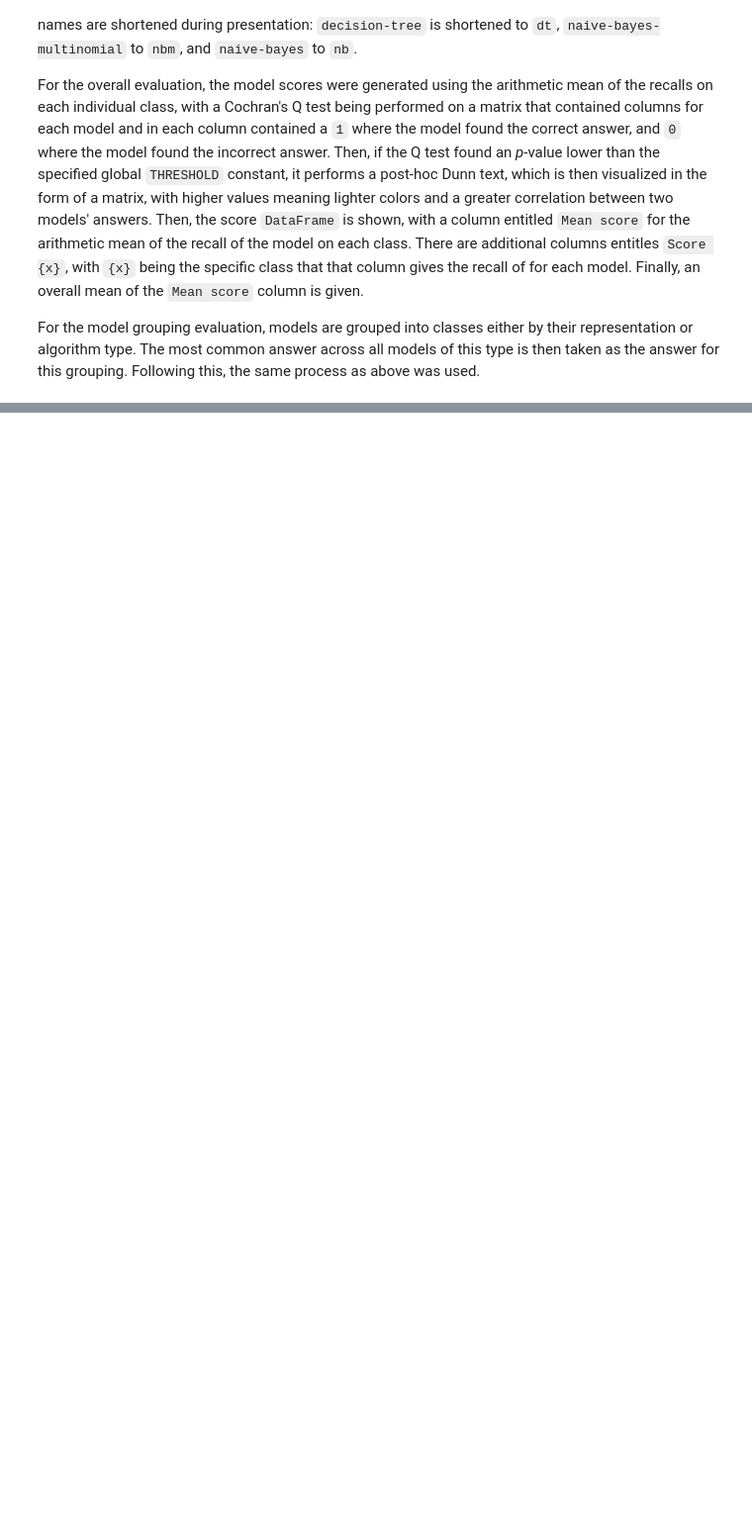
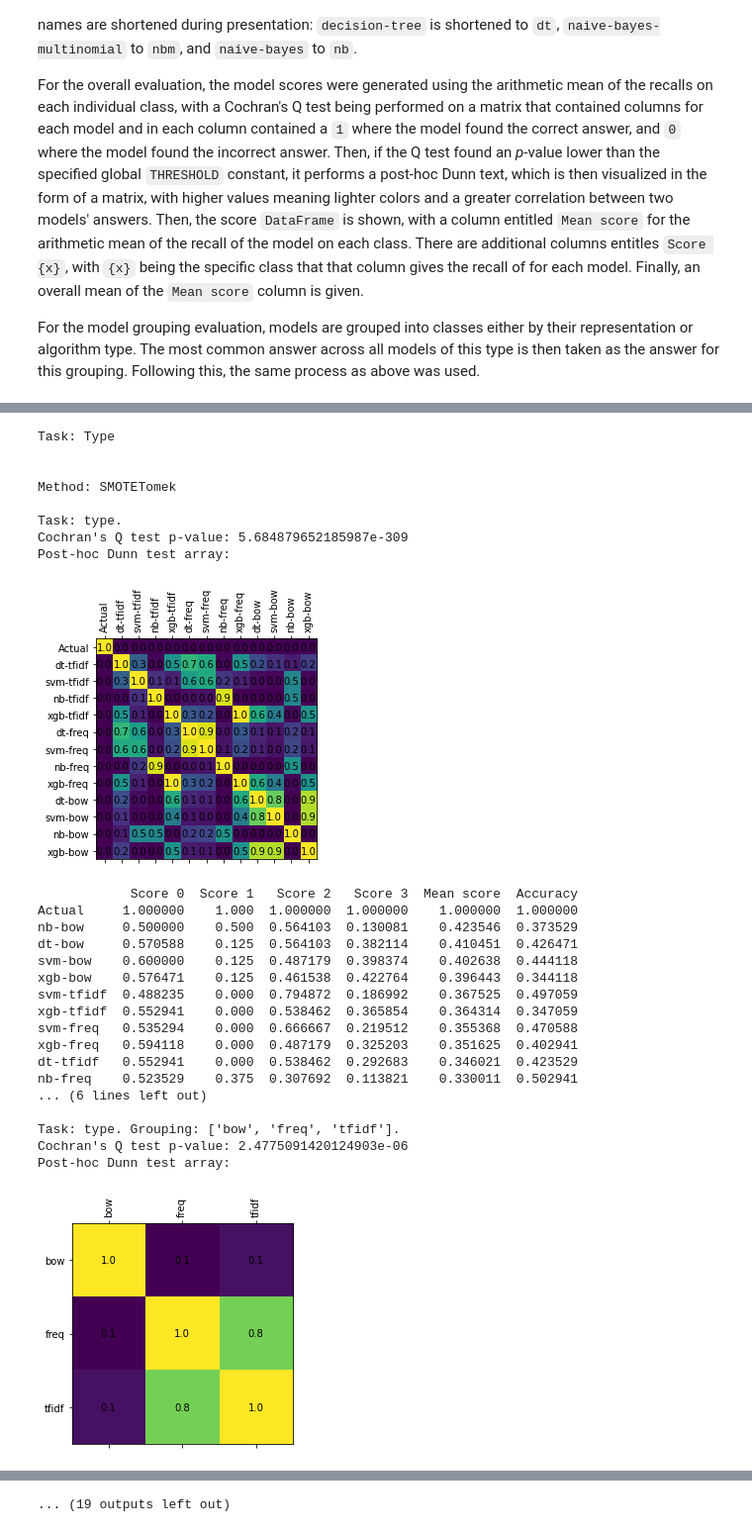
Before and after one commit to NicoACloutier/class-imbalance-Cloutier-Japkowicz-2023, a Jupyter notebook: ml_models/cochran.ipynb, the cells around one changed output, grey strips where cells are left out. Shown at 99% size. Saved outputs shown, nothing was run; the diff lists cells and outputs as text; code cells hidden in the pictures; blank space fills up the shorter version.

```diff
--- a/ml_models/cochran.ipynb
+++ b/ml_models/cochran.ipynb
@@ -321,0 +324,30 @@ Post-hoc Dunn test array:
+# %%
+task_eval('type')
+# %% [output]
+Task: Type
+
+
+Method: SMOTETomek
+
+Task: type.
+Cochran's Q test p-value: 5.684879652185987e-309
+Post-hoc Dunn test array:
+[figure, added]
+            Score 0  Score 1   Score 2   Score 3  Mean score  Accuracy
+Actual     1.000000    1.000  1.000000  1.000000    1.000000  1.000000
+nb-bow     0.500000    0.500  0.564103  0.130081    0.423546  0.373529
+dt-bow     0.570588    0.125  0.564103  0.382114    0.410451  0.426471
+svm-bow    0.600000    0.125  0.487179  0.398374    0.402638  0.444118
+xgb-bow    0.576471    0.125  0.461538  0.422764    0.396443  0.344118
+svm-tfidf  0.488235    0.000  0.794872  0.186992    0.367525  0.497059
+xgb-tfidf  0.552941    0.000  0.538462  0.365854    0.364314  0.347059
+svm-freq   0.535294    0.000  0.666667  0.219512    0.355368  0.470588
+xgb-freq   0.594118    0.000  0.487179  0.325203    0.351625  0.402941
+dt-tfidf   0.552941    0.000  0.538462  0.292683    0.346021  0.423529
+nb-freq    0.523529    0.375  0.307692  0.113821    0.330011  0.502941
+... (6 lines left out)
+
+Task: type. Grouping: ['bow', 'freq', 'tfidf'].
+Cochran's Q test p-value: 2.4775091420124903e-06
+Post-hoc Dunn test array:
+[figure, added]
@@ -322 +418,2 @@ Post-hoc Dunn test array:
+... (19 outputs left out)
 # %%
```
Also changed, not shown: parts of 4 cells of this notebook, 2 other files.
